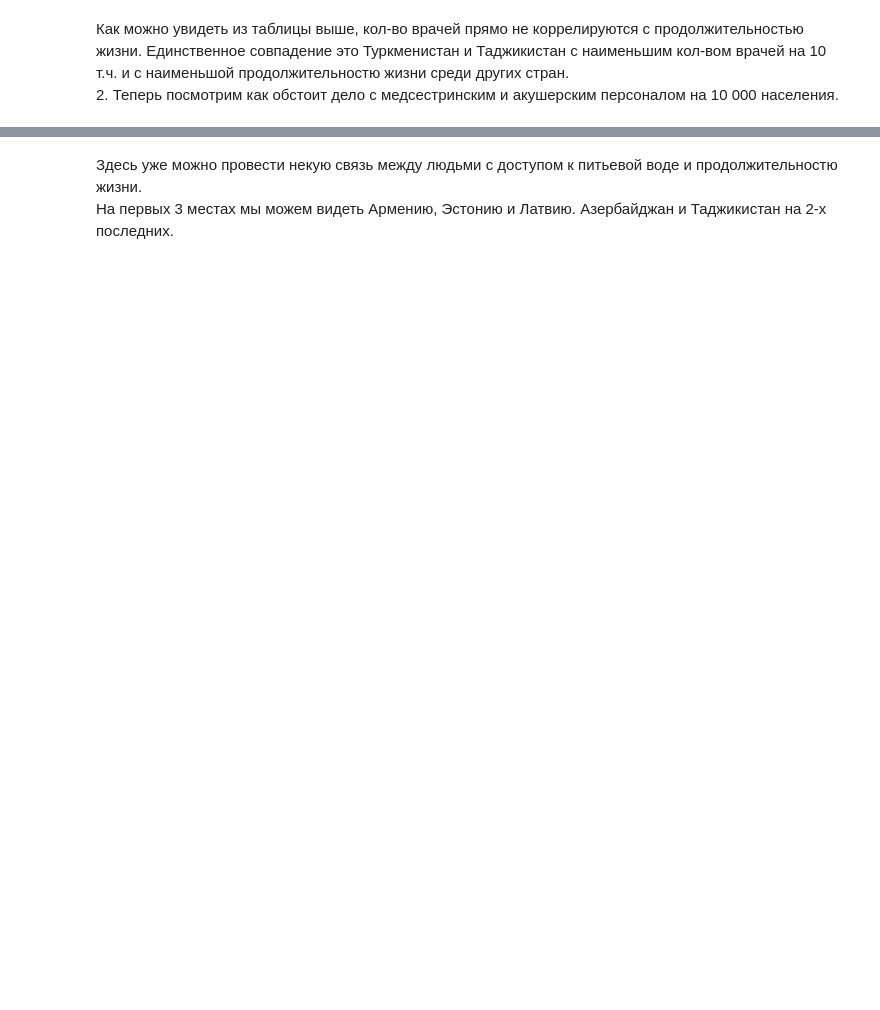
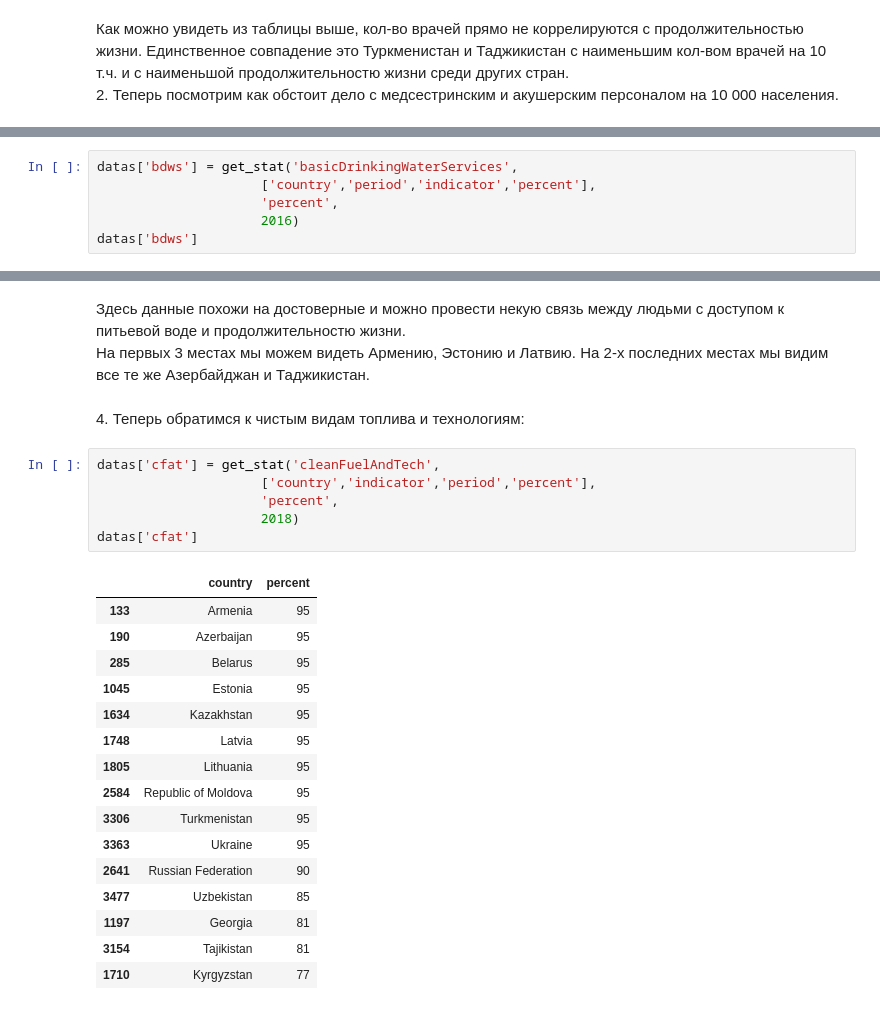
Before and after one commit to iamdenizzz/Diplom_DA-11, a Jupyter notebook: Diplom.ipynb, the cells around one changed output, grey strips where cells are left out. Cells and saved outputs as stored; diff of their text form; blank space fills up the shorter version.

```diff
--- a/Diplom.ipynb
+++ b/Diplom.ipynb
@@ -125,0 +147,6 @@ data_nam[['country','percent']].sort_values(by='percent', ascending=False)
+# %%
+datas['bdws'] = get_stat('basicDrinkingWaterServices',
+                     ['country','period','indicator','percent'],
+                     'percent',
+                     2016)
+datas['bdws']
@@ -126,4 +170,29 @@ data_nam[['country','percent']].sort_values(by='percent', ascending=False)
 # %% [markdown]
-Здесь уже можно провести некую связь между людьми с доступом к питьевой воде и продолжительностю жизни.
+Здесь данные похожи на достоверные и можно провести некую связь между людьми с доступом к питьевой воде и продолжительностю жизни.
 <br>
-На первых 3 местах мы можем видеть Армению, Эстонию и Латвию. Азербайджан и Таджикистан на 2-х последних.
+На первых 3 местах мы можем видеть Армению, Эстонию и Латвию. На 2-х последних местах мы видим все те же Азербайджан и Таджикистан.
+<br><br>
+4. Теперь обратимся к чистым видам топлива и технологиям:
+# %%
+datas['cfat'] = get_stat('cleanFuelAndTech',
+                     ['country','indicator','period','percent'],
+                     'percent',
+                     2018)
+datas['cfat']
+# %% [output]
+|  | country | percent |
+| 133 | Armenia | 95 |
+| 190 | Azerbaijan | 95 |
+| 285 | Belarus | 95 |
+| 1045 | Estonia | 95 |
+| 1634 | Kazakhstan | 95 |
+| 1748 | Latvia | 95 |
+| 1805 | Lithuania | 95 |
+| 2584 | Republic of Moldova | 95 |
+| 3306 | Turkmenistan | 95 |
+| 3363 | Ukraine | 95 |
+| 2641 | Russian Federation | 90 |
+| 3477 | Uzbekistan | 85 |
+| 1197 | Georgia | 81 |
+| 3154 | Tajikistan | 81 |
+| 1710 | Kyrgyzstan | 77 |
```
Also changed, not shown: parts of 18 cells of this notebook.
